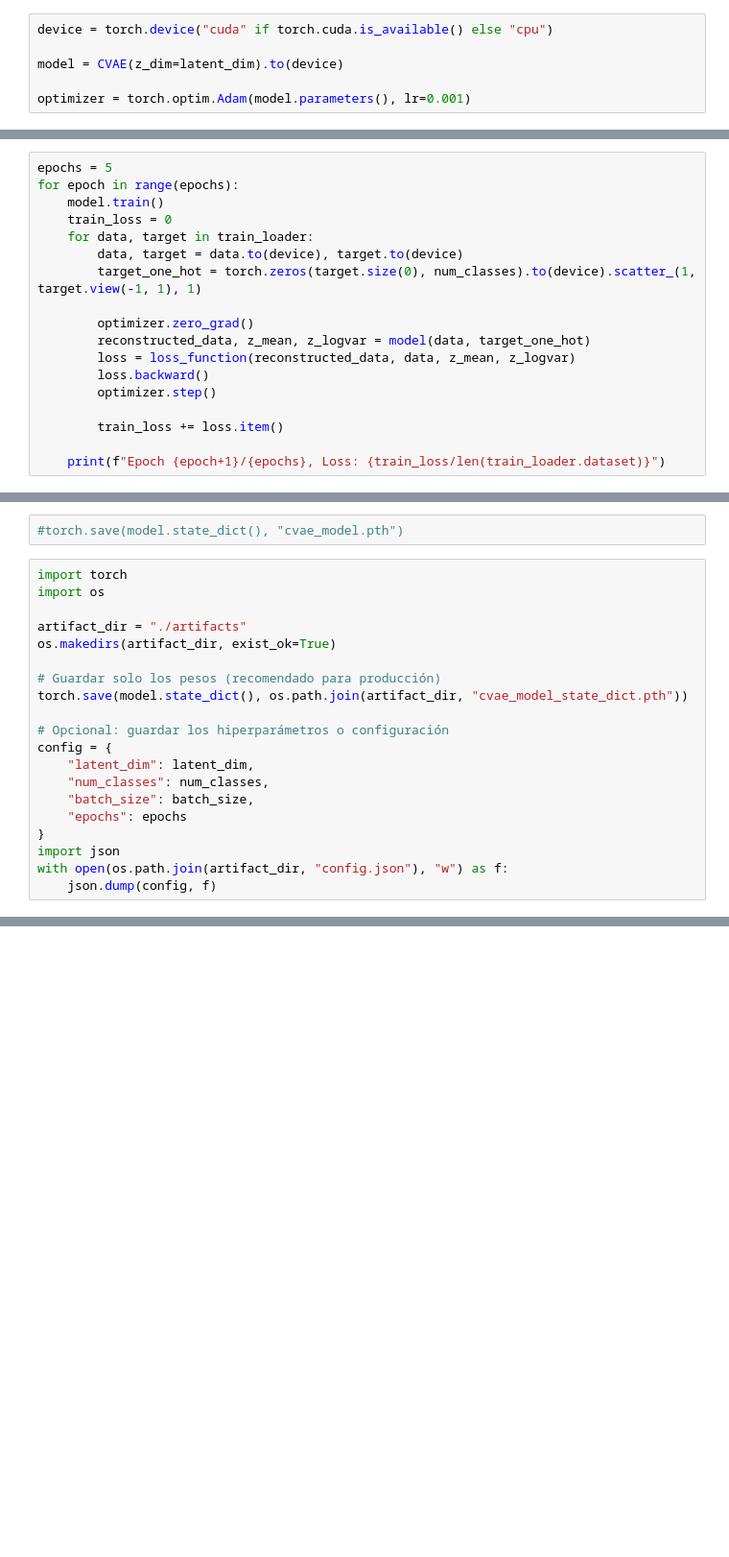
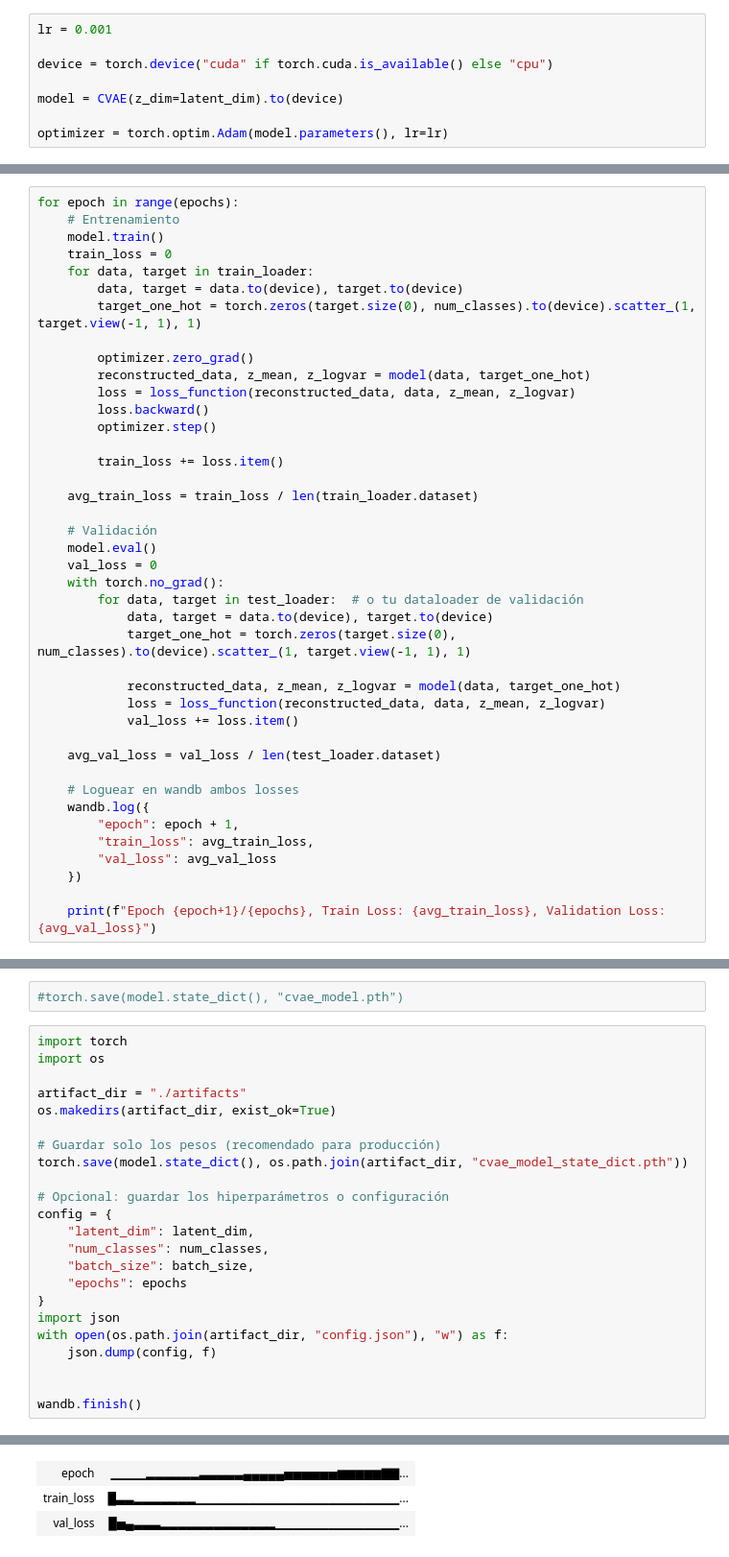
Before and after one commit to Ziiweb/dl_mlops, a Jupyter notebook: project/api/PRACTICA_DL_GARCIA_JAVIER.ipynb, the cells around one changed output, grey strips where cells are left out. Shown at 96% size. Saved outputs shown, nothing was run; the diff lists cells and outputs as text; blank space fills up the shorter version.

```diff
--- a/project/api/PRACTICA_DL_GARCIA_JAVIER.ipynb
+++ b/project/api/PRACTICA_DL_GARCIA_JAVIER.ipynb
@@ -241,10 +243,12 @@ Instanciamos el model y se los pasamos a la GPU.
 
 Usamos Adam como optimizador para el entrenamiento.
 # %%
+lr = 0.001
+
 device = torch.device("cuda" if torch.cuda.is_available() else "cpu")
 
 model = CVAE(z_dim=latent_dim).to(device)
 
-optimizer = torch.optim.Adam(model.parameters(), lr=0.001)
+optimizer = torch.optim.Adam(model.parameters(), lr=lr)
 # %% [output]
 10
@@ -255,8 +282,8 @@ Vamos a entrenar el modelo durante 50 epochs.
 
 En cada epoch calcularemos la funcion de perdida y la mostramos.
 # %%
-epochs = 5
 for epoch in range(epochs):
+    # Entrenamiento
     model.train()
     train_loss = 0
     for data, target in train_loader:
@@ -271,5 +298,28 @@ for epoch in range(epochs):
 
         train_loss += loss.item()
 
-    print(f"Epoch {epoch+1}/{epochs}, Loss: {train_loss/len(train_loader.dataset)}")
+    avg_train_loss = train_loss / len(train_loader.dataset)
+
+    # Validación
+    model.eval()
+    val_loss = 0
+    with torch.no_grad():
+        for data, target in test_loader:  # o tu dataloader de validación
+            data, target = data.to(device), target.to(device)
+            target_one_hot = torch.zeros(target.size(0), num_classes).to(device).scatter_(1, target.view(-1, 1), 1)
+
+            reconstructed_data, z_mean, z_logvar = model(data, target_one_hot)
+            loss = loss_function(reconstructed_data, data, z_mean, z_logvar)
+            val_loss += loss.item()
+
+    avg_val_loss = val_loss / len(test_loader.dataset)
+
+    # Loguear en wandb ambos losses
+    wandb.log({
+        "epoch": epoch + 1,
+        "train_loss": avg_train_loss,
+        "val_loss": avg_val_loss
+    })
+
+    print(f"Epoch {epoch+1}/{epochs}, Train Loss: {avg_train_loss}, Validation Loss: {avg_val_loss}")
 # %% [output]
@@ -312,3 +382,7 @@ config = {
 import json
 with open(os.path.join(artifact_dir, "config.json"), "w") as f:
     json.dump(config, f)
+
+
+wandb.finish()
+# %% [output]
@@ -314,0 +391,3 @@ with open(os.path.join(artifact_dir, "config.json"), "w") as f:
+| epoch | ▁▁▁▁▂▂▂▂▂▂▃▃▃▃▃▄▄▄▄▄▅▅▅▅▅▅▆▆▆▆▆▇▇... |
+| train_loss | █▃▃▂▂▂▂▂▂▂▁▁▁▁▁▁▁▁▁▁▁▁▁▁▁▁▁▁▁▁▁▁▁... |
+| val_loss | █▅▄▃▃▃▂▂▂▂▂▂▂▂▂▂▂▂▂▁▁▁▁▁▁▁▁▁▁▁▁▁▁... |
```
Also changed, not shown: parts of 5 cells of this notebook, 13 other files.
